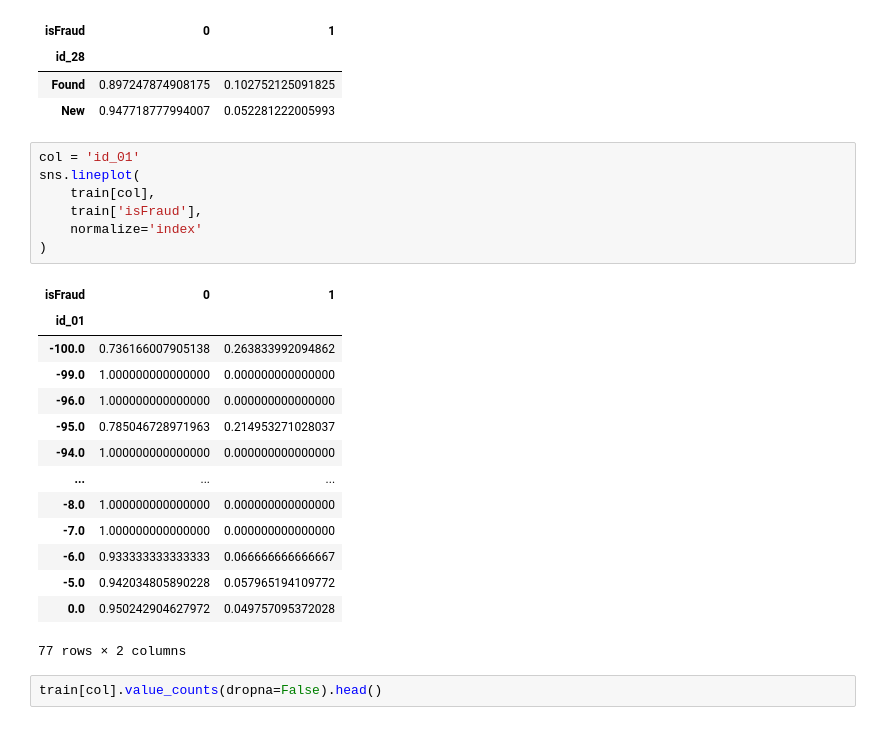
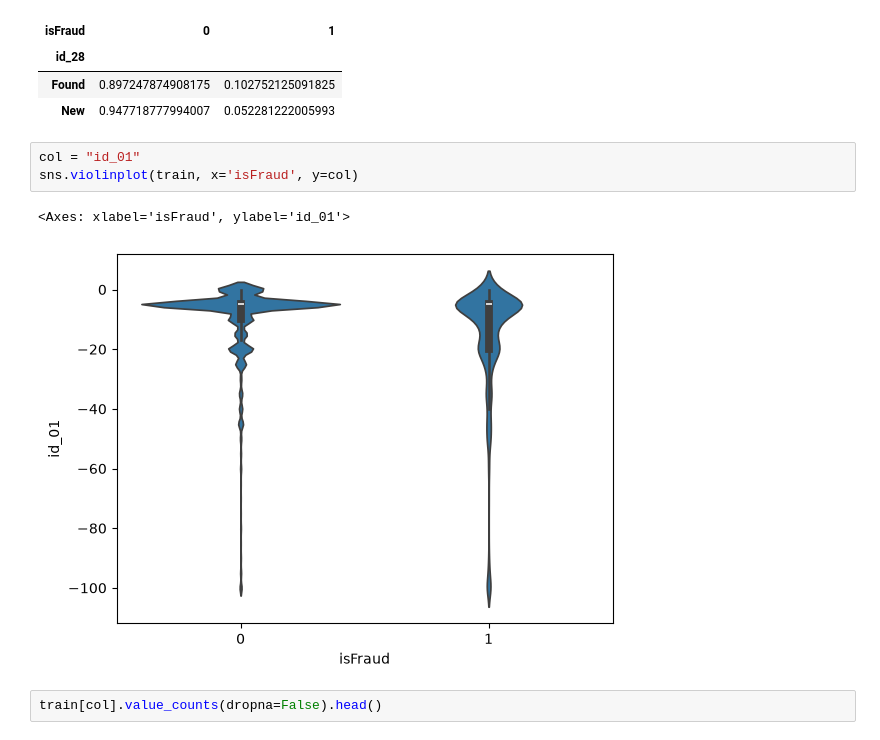
Before and after one commit to NghiaNguyen170192/minor-thesis, a Jupyter notebook: clean_dataset.ipynb, the cells around one changed output. Saved outputs shown, nothing was run; the diff lists cells and outputs as text.

```diff
--- a/clean_dataset.ipynb
+++ b/clean_dataset.ipynb
@@ -128,27 +128,11 @@ pd.crosstab(
 | Found | 0.897247874908175 | 0.102752125091825 |
 | New | 0.947718777994007 | 0.052281222005993 |
 # %%
-col = 'id_01'
-sns.lineplot(
-    train[col],
-    train['isFraud'],
-    normalize='index'
-)
+col = "id_01"
+sns.violinplot(train, x='isFraud', y=col)
 # %% [output]
-| isFraud | 0 | 1 |
-| id_01 |  |  |
-| -100.0 | 0.736166007905138 | 0.263833992094862 |
-| -99.0 | 1.000000000000000 | 0.000000000000000 |
-| -96.0 | 1.000000000000000 | 0.000000000000000 |
-| -95.0 | 0.785046728971963 | 0.214953271028037 |
-| -94.0 | 1.000000000000000 | 0.000000000000000 |
-| ... | ... | ... |
-| -8.0 | 1.000000000000000 | 0.000000000000000 |
-| -7.0 | 1.000000000000000 | 0.000000000000000 |
-| -6.0 | 0.933333333333333 | 0.066666666666667 |
-| -5.0 | 0.942034805890228 | 0.057965194109772 |
-| 0.0 | 0.950242904627972 | 0.049757095372028 |
-77 rows × 2 columns
+<Axes: xlabel='isFraud', ylabel='id_01'>
+[figure, added]
 # %%
 train[col].value_counts(dropna=False).head()
 # %% [output]
```
Also changed, not shown: parts of 1 cell of this notebook, 1 other file.
